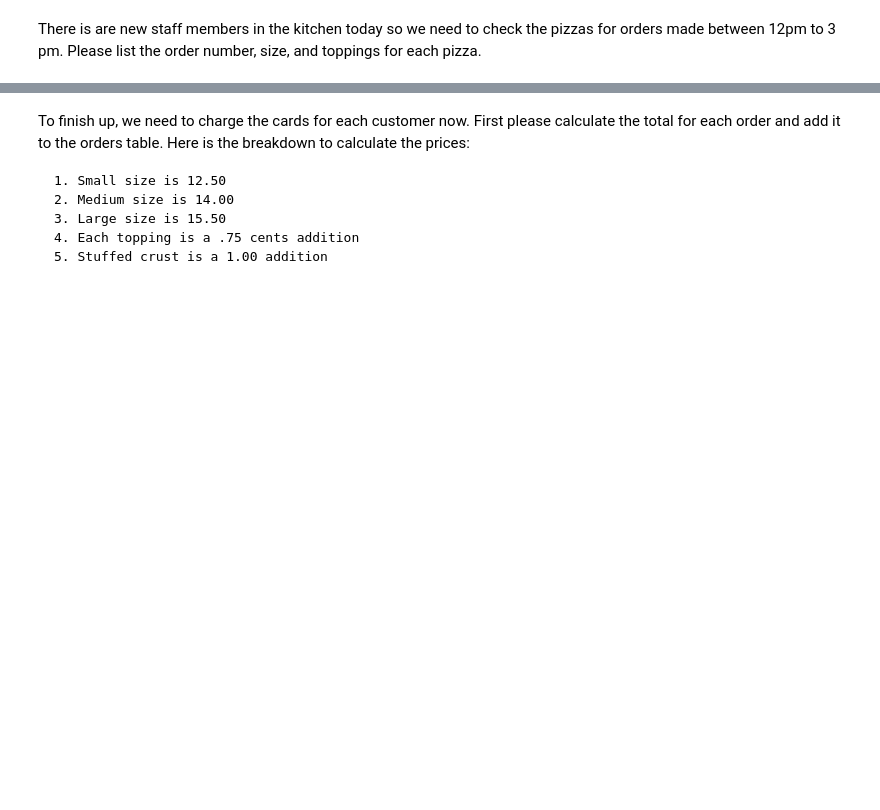
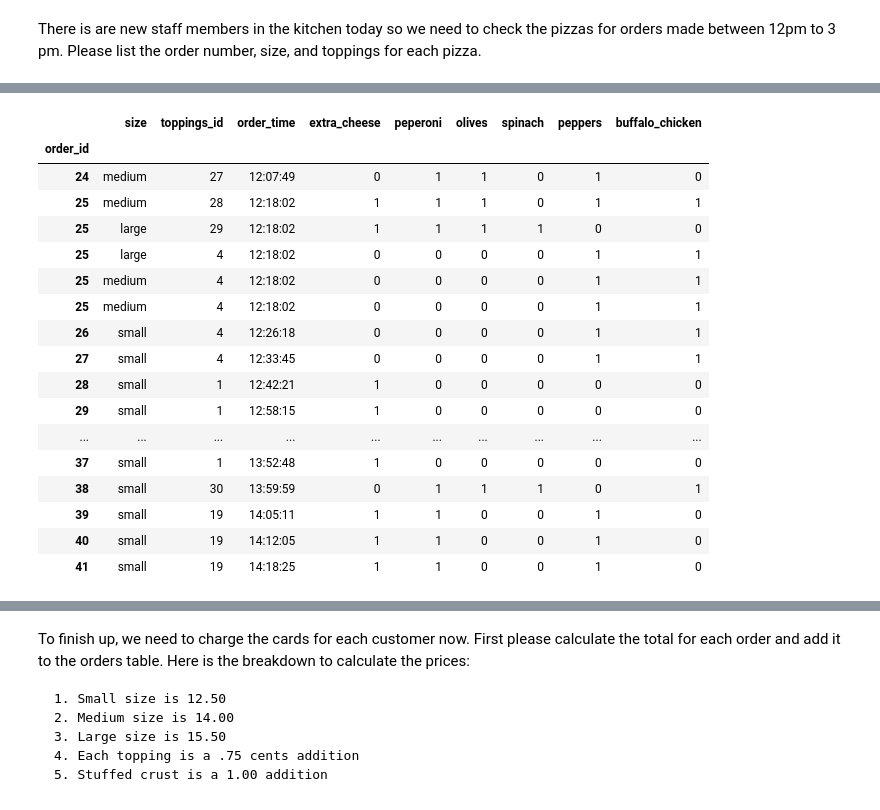
Before and after one commit to Tylervodden98/Pizza-Data-Cleaning, a Jupyter notebook: PandasPizzeria.ipynb, the cells around one changed output, grey strips where cells are left out. Cells and saved outputs as stored; diff of their text form; code cells hidden in the pictures; blank space fills up the shorter version.

```diff
--- a/PandasPizzeria.ipynb
+++ b/PandasPizzeria.ipynb
@@ -319,3 +319,28 @@ customer_48
 ![image.png](embedded-picture-1)
 # %% [markdown]
 There is are new staff members in the kitchen today so we need to check the pizzas for orders made between 12pm to 3 pm. Please list the order number, size, and toppings for each pizza.
+# %%
+#Make the order times into datetime
+orders_datetime = pd.read_csv('orders.csv', parse_dates=['order_time'])
+#Make orders dt into time
+orders_datetime['order_time'] = orders_datetime['order_time'].apply(lambda x: x.time())
+
+#Now make two datetime obj for range between 12pm - 3 pm
+range_12 = datetime.time(hour=12,minute=00,second=00)
+range_3pm = datetime.time(hour=15, minute=00, second=00)
+
+#Now make orders_datetime only with times between 12pm - 3pm
+orders_datetime = orders_datetime[(range_12 <= orders_datetime['order_time']) & (orders_datetime['order_time'] <= range_3pm)]
+print(orders_datetime)
+
+#Combine Orders_datetime w pizza
+orders_datetime_pizza = pizza.merge(orders_datetime, how='inner', on='order_id')
+print(orders_datetime_pizza)
+
+#Merge pizza_dates with toppings to list toppings
+pizza_date_toppings = orders_datetime_pizza.merge(toppings, how='inner', on='toppings_id')
+
+#Dropping unused columns
+pizza_date_toppings = pizza_date_toppings.set_index(pizza_date_toppings['order_id']).drop(['style', 'customer_id', 'order_id'], axis=1)
+pizza_date_toppings
+# %% [output]
@@ -322,3 +364,21 @@ There is are new staff members in the kitchen today so we need to check the pizz
+|  | size | toppings_id | order_time | extra_cheese | peperoni | olives | spinach | peppers | buffalo_chicken |
+| order_id |  |  |  |  |  |  |  |  |  |
+| 24 | medium | 27 | 12:07:49 | 0 | 1 | 1 | 0 | 1 | 0 |
+| 25 | medium | 28 | 12:18:02 | 1 | 1 | 1 | 0 | 1 | 1 |
+| 25 | large | 29 | 12:18:02 | 1 | 1 | 1 | 1 | 0 | 0 |
+| 25 | large | 4 | 12:18:02 | 0 | 0 | 0 | 0 | 1 | 1 |
+| 25 | medium | 4 | 12:18:02 | 0 | 0 | 0 | 0 | 1 | 1 |
+| 25 | medium | 4 | 12:18:02 | 0 | 0 | 0 | 0 | 1 | 1 |
+| 26 | small | 4 | 12:26:18 | 0 | 0 | 0 | 0 | 1 | 1 |
+| 27 | small | 4 | 12:33:45 | 0 | 0 | 0 | 0 | 1 | 1 |
+| 28 | small | 1 | 12:42:21 | 1 | 0 | 0 | 0 | 0 | 0 |
+| 29 | small | 1 | 12:58:15 | 1 | 0 | 0 | 0 | 0 | 0 |
+| ... | ... | ... | ... | ... | ... | ... | ... | ... | ... |
+| 37 | small | 1 | 13:52:48 | 1 | 0 | 0 | 0 | 0 | 0 |
+| 38 | small | 30 | 13:59:59 | 0 | 1 | 1 | 1 | 0 | 1 |
+| 39 | small | 19 | 14:05:11 | 1 | 1 | 0 | 0 | 1 | 0 |
+| 40 | small | 19 | 14:12:05 | 1 | 1 | 0 | 0 | 1 | 0 |
+| 41 | small | 19 | 14:18:25 | 1 | 1 | 0 | 0 | 1 | 0 |
 # %% [markdown]
 ![image.png](embedded-picture-1)
 # %% [markdown]
```
Also changed, not shown: parts of 1 cell of this notebook.
